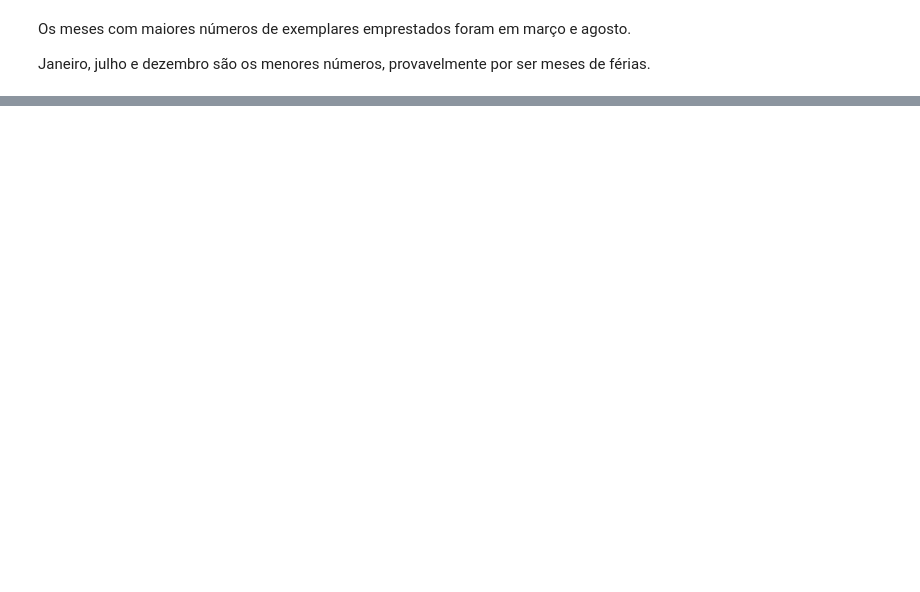
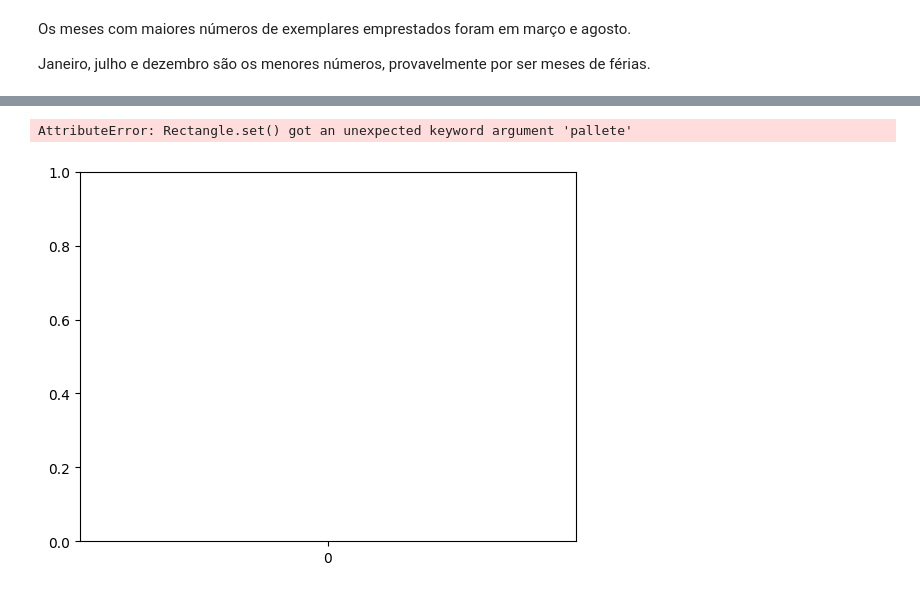
Before and after one commit to wmborges/7_days_of_code_Alura, a Jupyter notebook: 7_days_of_code.ipynb, the cells around one changed output, grey strips where cells are left out. Drawn from its saved outputs; the diff is of its cells as text; code cells hidden in the pictures; blank space fills up the shorter version.

```diff
--- a/7_days_of_code.ipynb
+++ b/7_days_of_code.ipynb
@@ -395,0 +417,5 @@ Janeiro, julho e dezembro são os menores números, provavelmente por ser meses
+# %%
+emprestimos_por_hora = emprestimos_por_ano.groupby(emprestimos_por_ano['data'].dt.hour)['quantidade'].sum()
+emprestimos_por_hora.index.name = 'horas'
+emprestimos_por_hora = emprestimos_por_hora.reset_index()
+emprestimos_por_hora
@@ -395,0 +440,12 @@ Janeiro, julho e dezembro são os menores números, provavelmente por ser meses
+# %%
+emprestimos_por_hora = emprestimos_por_hora.sort_values(ascending=True, by='quantidade')
+# %%
+ax = sns.barplot(data=emprestimos_por_hora, x='horas', y='quantidade', pallete='viridis', hue='quatidade', dodge=False)
+
+ax.set(xlabel='Horario', ylabel=None)
+ax.set_title('Quantidade de Exemplares Emprestados por Hora')
+
+ax=ax
+# %% [output]
+AttributeError: Rectangle.set() got an unexpected keyword argument 'pallete'
+[figure, added]
```
Also changed, not shown: parts of 7 cells of this notebook.
